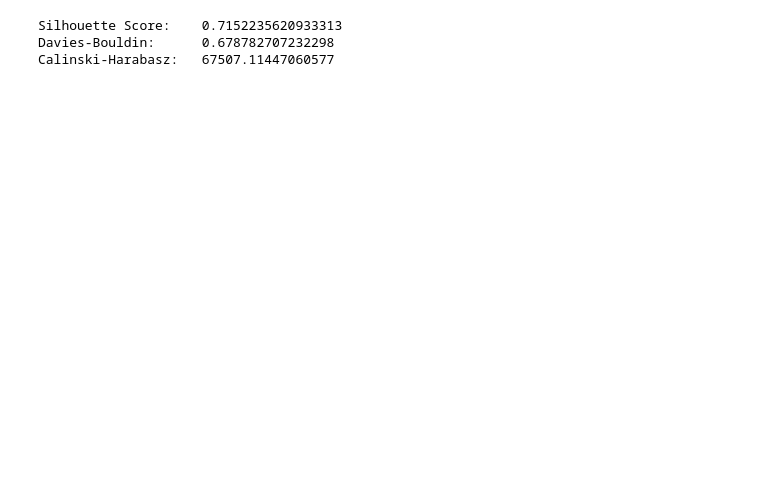
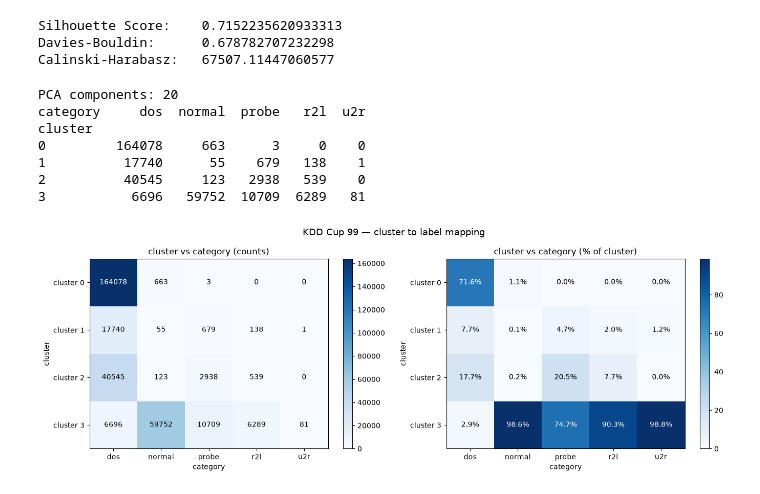
Before and after one commit to Latoszz/network-anomaly-prediction, a Jupyter notebook: src/notebooks/clustering_testing.ipynb, the cells around one changed output. Drawn from its saved outputs; the diff is of its cells as text; code cells hidden in the pictures; blank space fills up the shorter version.

```diff
--- a/src/notebooks/clustering_testing.ipynb
+++ b/src/notebooks/clustering_testing.ipynb
@@ -23,7 +38,7 @@ for col in ['protocol_type', 'service', 'flag']:
     le = LabelEncoder()
     labeled_train_data[col] = le.fit_transform(labeled_train_data[col])
 
-train_data = labeled_train_data.drop(columns=['attack_type'])
+train_data = labeled_train_data.drop(columns=['attack_type', 'connection_type'])
 
 display(train_data.head())
 # %% [output]
@@ -36,12 +51,11 @@ display(train_data.head())
 5 rows × 41 columns
 # %%
 labeled_test_data = pd.read_csv(silver_dir / "test_data.csv")
-
 for col in ['protocol_type', 'service', 'flag']:
     le = LabelEncoder()
     labeled_test_data[col] = le.fit_transform(labeled_test_data[col])
 
-test_data = labeled_test_data.drop(columns=['attack_type'])
+test_data = labeled_test_data.drop(columns=['attack_type', 'connection_type'])
 
 display(train_data.head())
 # %% [output]
@@ -168,0 +205,53 @@ dbscan_result.value_counts()
+# %%
+print("PCA components:", pca.n_components_)
+
+viz_df = pd.DataFrame({
+    'cluster': labels_pred,
+    'category': labeled_test_data['attack_type'].values
+})
+
+ct = pd.crosstab(viz_df['cluster'], viz_df['category'])
+print(ct)
+ct_norm = ct.div(ct.sum(axis=0), axis=1) * 100
+
+categories = ct.columns.tolist()
+clusters = ct.index.tolist()
+
+fig, axes = plt.subplots(1, 2, figsize=(14, 5))
+
+for ax, data, fmt, title in zip(
+    axes,
+    [ct.values, ct_norm.values],
+    ['{:.0f}', '{:.1f}%'],
+    ['cluster vs category (counts)', 'cluster vs category (% of cluster)']
+):
+    im = ax.imshow(data, cmap='Blues', aspect='auto')
+    ax.set_xticks(range(len(categories)))
+    ax.set_yticks(range(len(clusters)))
+    ax.set_xticklabels(categories)
+    ax.set_yticklabels([f'cluster {c}' for c in clusters])
+    ax.set_xlabel('category')
+    ax.set_ylabel('cluster')
+    ax.set_title(title)
+    plt.colorbar(im, ax=ax)
+
+    for i in range(len(clusters)):
+        for j in range(len(categories)):
+            val = data[i, j]
+            text_color = 'white' if val > data.max() * 0.6 else 'black'
+            ax.text(j, i, fmt.format(val), ha='center', va='center',
+                    fontsize=10, color=text_color)
+
+plt.suptitle('KDD Cup 99 — cluster to label mapping', fontsize=13)
+plt.tight_layout()
+plt.savefig('cluster_label_mapping.png', dpi=150, bbox_inches='tight')
+plt.show()
+# %% [output]
+PCA components: 20
+category     dos  normal  probe   r2l  u2r
+cluster
+0         164078     663      3     0    0
+1          17740      55    679   138    1
+2          40545     123   2938   539    0
+3           6696   59752  10709  6289   81
+[figure, added]
```
Also changed, not shown: parts of 11 cells of this notebook, 3 other files.
